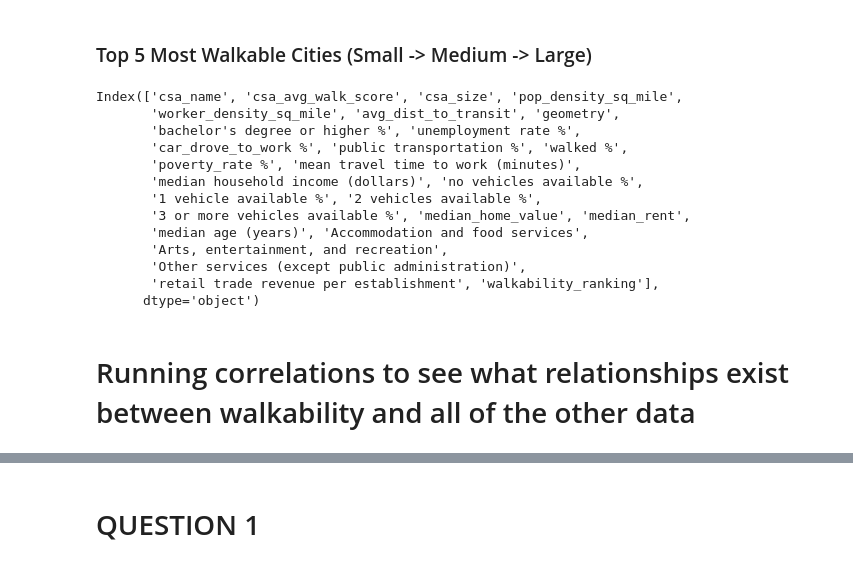
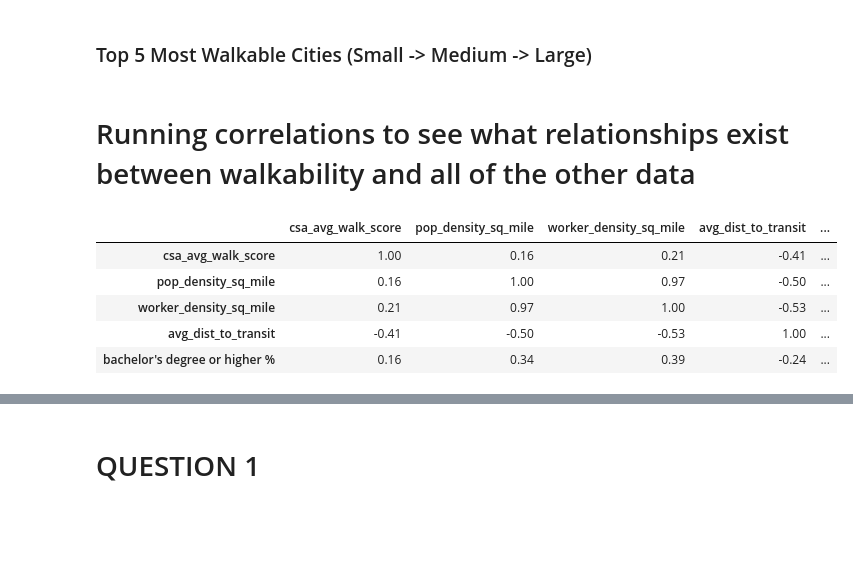
Before and after one commit to Noah-Filben/Factors-Influencing-Walkability-A-Comparative-Analysis-Across-US-Combined-Statistical-Areas, a Jupyter notebook: Factors_Influencing_Walkability_A_Comparative_Analysis_Across_US_Combined_Statistical_Areas.ipynb, the cells around one changed output, grey strips where cells are left out. Drawn from its saved outputs; the diff is of its cells as text; code cells hidden in the pictures; blank space fills up the shorter version.

```diff
--- a/Factors_Influencing_Walkability_A_Comparative_Analysis_Across_US_Combined_Statistical_Areas.ipynb
+++ b/Factors_Influencing_Walkability_A_Comparative_Analysis_Across_US_Combined_Statistical_Areas.ipynb
@@ -277,22 +293,6 @@ final = final.rename(columns={
     'arts, entertainment, and recreation': 'arts, entertainment, and recreation revenue per establishment',
     'other services (except public administration)': 'local services revenue per establishment',
     'Retail trade': 'retail trade revenue per establishment'})
-# %%
-final.columns
-# %% [output]
-Index(['csa_name', 'csa_avg_walk_score', 'csa_size', 'pop_density_sq_mile',
-       'worker_density_sq_mile', 'avg_dist_to_transit', 'geometry',
-       'bachelor's degree or higher %', 'unemployment rate %',
-       'car_drove_to_work %', 'public transportation %', 'walked %',
-       'poverty_rate %', 'mean travel time to work (minutes)',
-       'median household income (dollars)', 'no vehicles available %',
-       '1 vehicle available %', '2 vehicles available %',
-       '3 or more vehicles available %', 'median_home_value', 'median_rent',
-       'median age (years)', 'Accommodation and food services',
-       'Arts, entertainment, and recreation',
-       'Other services (except public administration)',
-       'retail trade revenue per establishment', 'walkability_ranking'],
-      dtype='object')
 # %%
 final = final[['csa_name','csa_size', 'csa_avg_walk_score', 'walkability_ranking', 'pop_density_sq_mile',
        'worker_density_sq_mile', 'avg_dist_to_transit', 'geometry',
@@ -311,7 +311,16 @@ final = final[['csa_name','csa_size', 'csa_avg_walk_score', 'walkability_ranking
 # %%
 numerical_df = final.select_dtypes(include=['number'])
 # %%
-correlation_matrix = numerical_df.corr()
+correlation_matrix = numerical_df.corr(method='spearman')
+# %%
+correlation_matrix.head()
+# %% [output]
+|  | csa_avg_walk_score | pop_density_sq_mile | worker_density_sq_mile | avg_dist_to_transit | ... |
+| csa_avg_walk_score | 1.00 | 0.16 | 0.21 | -0.41 | ... |
+| pop_density_sq_mile | 0.16 | 1.00 | 0.97 | -0.50 | ... |
+| worker_density_sq_mile | 0.21 | 0.97 | 1.00 | -0.53 | ... |
+| avg_dist_to_transit | -0.41 | -0.50 | -0.53 | 1.00 | ... |
+| bachelor's degree or higher % | 0.16 | 0.34 | 0.39 | -0.24 | ... |
 # %%
 walk_score_correlations = correlation_matrix['csa_avg_walk_score'].sort_values(ascending=False)
 # %%
```
Also changed, not shown: parts of 39 cells of this notebook, 6 other files.
